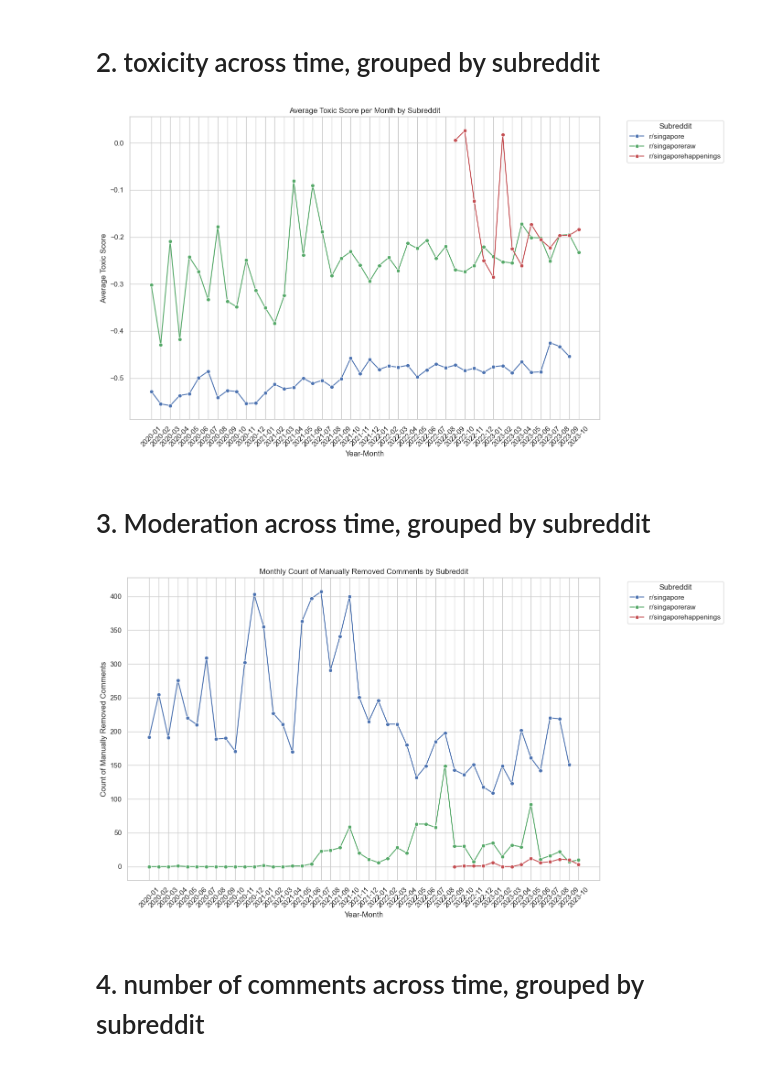
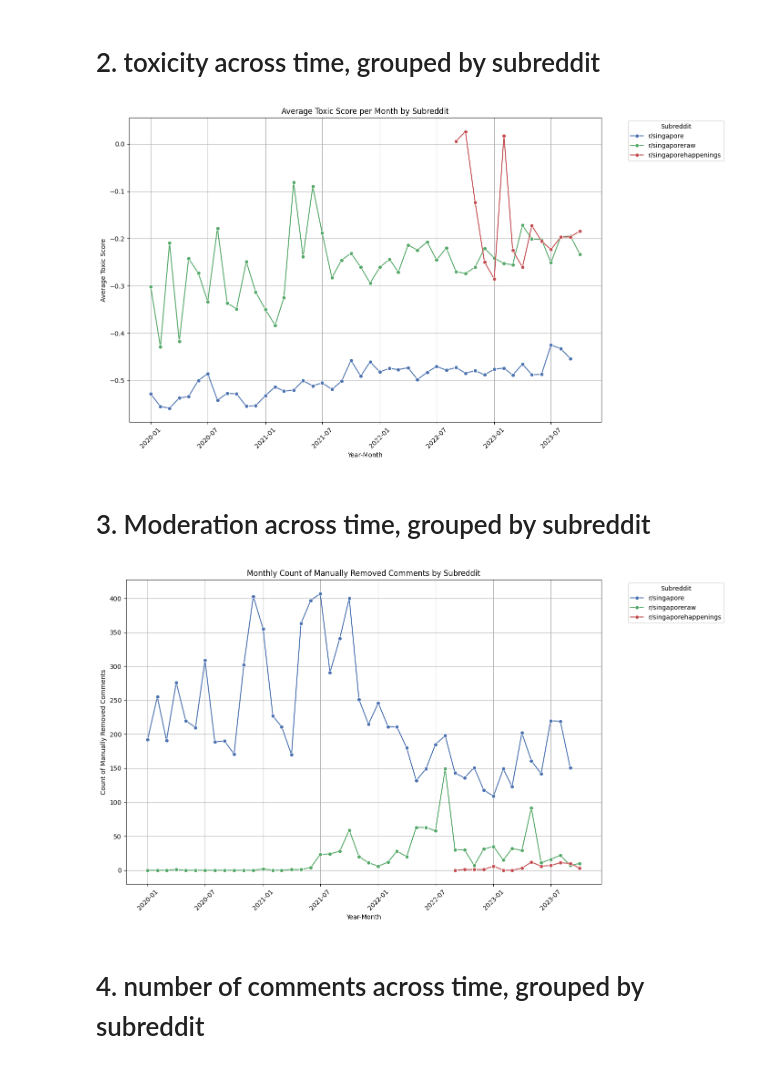
Before and after one commit to rhyden-kx/DSA4264, a Jupyter notebook: eda_2/subreddit.ipynb, the cells around one changed output. Saved outputs shown, nothing was run; the diff lists cells and outputs as text; code cells hidden in the pictures.

```diff
--- a/eda_2/subreddit.ipynb
+++ b/eda_2/subreddit.ipynb
@@ -226,35 +226,39 @@ Passing `palette` without assigning `hue` is deprecated and will be removed in v
 # %% [markdown]
 # 2. toxicity across time, grouped by subreddit
 # %%
-# Ensure year_month is in string format for consistent plotting
-results_df['year_month'] = results_df['year_month'].astype(str)
+# Ensure year_month is in datetime format for consistent plotting
+results_df['year_month'] = pd.to_datetime(results_df['year_month'].astype(str))
 
 # Aggregate to calculate average toxic_score per subreddit per month
 monthly_avg_toxic = results_df.groupby(['year_month', 'subreddit_name'])['toxic_score'].mean().reset_index()
 monthly_avg_toxic.rename(columns={'toxic_score': 'average_toxic_score'}, inplace=True)
 
 # Define a custom color palette for the subreddits
 custom_palette = {
     'r/singapore': '#4c72b0',
     'r/singaporeraw': '#55a868',
     'r/singaporehappenings': '#c44e52'
 }
 
 # Plot using seaborn with the custom color palette
 plt.figure(figsize=(14, 8))
 sns.lineplot(data=monthly_avg_toxic, x='year_month', y='average_toxic_score', hue='subreddit_name',
              marker='o', palette=custom_palette)
 
 # Formatting the plot
 plt.xlabel('Year-Month')
 plt.ylabel('Average Toxic Score')
 plt.title('Average Toxic Score per Month by Subreddit')
 plt.xticks(rotation=45)  # Rotate for readability
 plt.legend(title='Subreddit', bbox_to_anchor=(1.05, 1), loc='upper left')  # Place legend outside the plot
+
+# Add gridlines
+plt.grid(True)
+
 plt.tight_layout()
 plt.show()
 # %% [output]
-[figure, old version]
+[figure, new version]
 # %% [markdown]
 # 3. Moderation across time, grouped by subreddit
 # %%
@@ -273,10 +277,12 @@ plt.ylabel('Count of Manually Removed Comments')
 plt.title('Monthly Count of Manually Removed Comments by Subreddit')
 plt.xticks(rotation=45)  # Rotate for readability
 plt.legend(title='Subreddit', bbox_to_anchor=(1.05, 1), loc='upper left')  # Place legend outside the plot
+# Add gridlines
+plt.grid(True)
 plt.tight_layout()
 plt.show()
 # %% [output]
-[figure, old version]
+[figure, new version]
 # %% [markdown]
 # 4. number of comments across time, grouped by subreddit
 # %%
```
Also changed, not shown: parts of 1 cell of this notebook.
